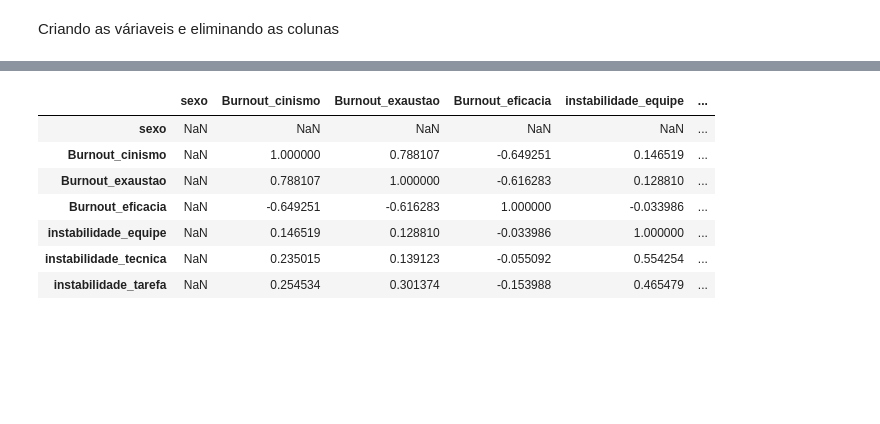
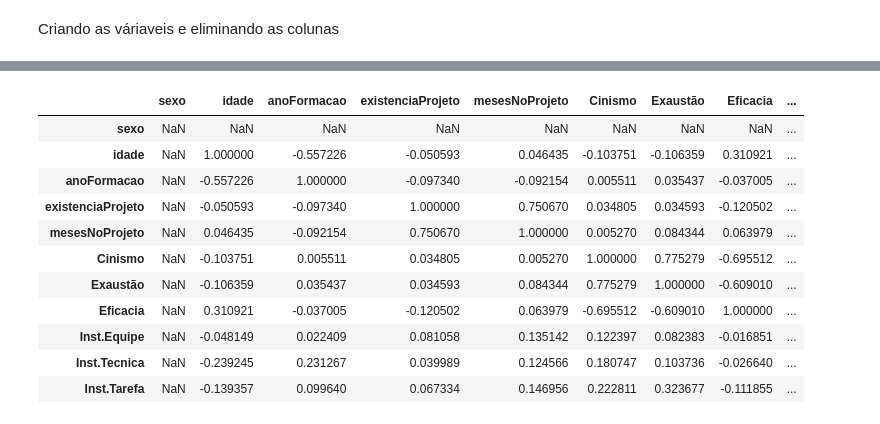
Before and after one commit to dan1lo/PesquisaDoutoradoPosDiferencas, a Jupyter notebook: artigo.ipynb, the cells around one changed output, grey strips where cells are left out. Cells and saved outputs as stored; diff of their text form; code cells hidden in the pictures; blank space fills up the shorter version.

```diff
--- a/artigo.ipynb
+++ b/artigo.ipynb
@@ -98,12 +99,12 @@ data.describe().transpose()
 # %% [markdown]
 Criando as váriaveis e eliminando as colunas
 # %%
-data['Burnout_cinismo'] = (data['ci1']+data['ci2']+data['ci3']+data['ci4'])/4
-data['Burnout_exaustao'] = (data['ee1']+data['ee2']+data['ee3']+data['ee5']+data['ee6'])/6
-data['Burnout_eficacia'] = (data['et1']+data['et2']+data['et3']+data['et4']+data['et5']+data['satXet6'])/6
-data['instabilidade_equipe'] = (data['equipe1']+data['equipe2']+data['equipe3']+data['equipe4'])/4
-data['instabilidade_tecnica'] = (data['tec1']+data['tec2']+data['tec3']+data['tec4'])/4
-data['instabilidade_tarefa'] = (data['reque1']+data['reque2']+data['reque3']+data['req4']+data['req5']+data['req6']+data['req7'])/7
+data['Cinismo'] = (data['ci1']+data['ci2']+data['ci3']+data['ci4'])/4
+data['Exaustão'] = (data['ee1']+data['ee2']+data['ee3']+data['ee5']+data['ee6'])/6
+data['Eficacia'] = (data['et1']+data['et2']+data['et3']+data['et4']+data['et5']+data['satXet6'])/6
+data['Inst.Equipe'] = (data['equipe1']+data['equipe2']+data['equipe3']+data['equipe4'])/4
+data['Inst.Tecnica'] = (data['tec1']+data['tec2']+data['tec3']+data['tec4'])/4
+data['Inst.Tarefa'] = (data['reque1']+data['reque2']+data['reque3']+data['req4']+data['req5']+data['req6']+data['req7'])/7
 
 
 labels = ['S1', 'S2', 'S3',
@@ -187,14 +239,18 @@ data_masculino.corr()
 # %%
-data_feminino = data_limpa.loc[data_limpa['sexo']==0]
+data_feminino = data.loc[data['sexo']==0]
 
 #data_feminino.drop('sexo', inplace= True)
-data_feminino.corr()
+data_feminino.corr(method = 'spearman')
 # %% [output]
-|  | sexo | Burnout_cinismo | Burnout_exaustao | Burnout_eficacia | instabilidade_equipe | ... |
-| sexo | NaN | NaN | NaN | NaN | NaN | ... |
-| Burnout_cinismo | NaN | 1.000000 | 0.788107 | -0.649251 | 0.146519 | ... |
-| Burnout_exaustao | NaN | 0.788107 | 1.000000 | -0.616283 | 0.128810 | ... |
-| Burnout_eficacia | NaN | -0.649251 | -0.616283 | 1.000000 | -0.033986 | ... |
-| instabilidade_equipe | NaN | 0.146519 | 0.128810 | -0.033986 | 1.000000 | ... |
-| instabilidade_tecnica | NaN | 0.235015 | 0.139123 | -0.055092 | 0.554254 | ... |
-| instabilidade_tarefa | NaN | 0.254534 | 0.301374 | -0.153988 | 0.465479 | ... |
+|  | sexo | idade | anoFormacao | existenciaProjeto | mesesNoProjeto | Cinismo | Exaustão | Eficacia | ... |
+| sexo | NaN | NaN | NaN | NaN | NaN | NaN | NaN | NaN | ... |
+| idade | NaN | 1.000000 | -0.557226 | -0.050593 | 0.046435 | -0.103751 | -0.106359 | 0.310921 | ... |
+| anoFormacao | NaN | -0.557226 | 1.000000 | -0.097340 | -0.092154 | 0.005511 | 0.035437 | -0.037005 | ... |
+| existenciaProjeto | NaN | -0.050593 | -0.097340 | 1.000000 | 0.750670 | 0.034805 | 0.034593 | -0.120502 | ... |
+| mesesNoProjeto | NaN | 0.046435 | -0.092154 | 0.750670 | 1.000000 | 0.005270 | 0.084344 | 0.063979 | ... |
+| Cinismo | NaN | -0.103751 | 0.005511 | 0.034805 | 0.005270 | 1.000000 | 0.775279 | -0.695512 | ... |
+| Exaustão | NaN | -0.106359 | 0.035437 | 0.034593 | 0.084344 | 0.775279 | 1.000000 | -0.609010 | ... |
+| Eficacia | NaN | 0.310921 | -0.037005 | -0.120502 | 0.063979 | -0.695512 | -0.609010 | 1.000000 | ... |
+| Inst.Equipe | NaN | -0.048149 | 0.022409 | 0.081058 | 0.135142 | 0.122397 | 0.082383 | -0.016851 | ... |
+| Inst.Tecnica | NaN | -0.239245 | 0.231267 | 0.039989 | 0.124566 | 0.180747 | 0.103736 | -0.026640 | ... |
+| Inst.Tarefa | NaN | -0.139357 | 0.099640 | 0.067334 | 0.146956 | 0.222811 | 0.323677 | -0.111855 | ... |
```
Also changed, not shown: parts of 29 cells of this notebook, 6 other files.
